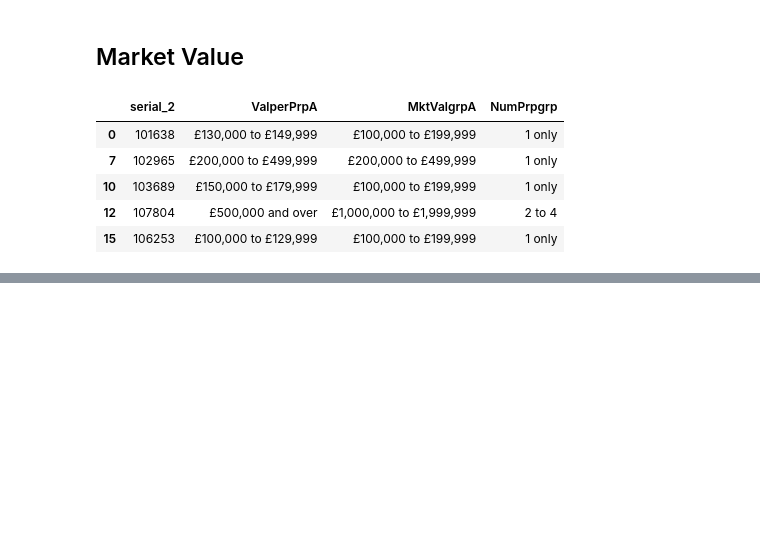
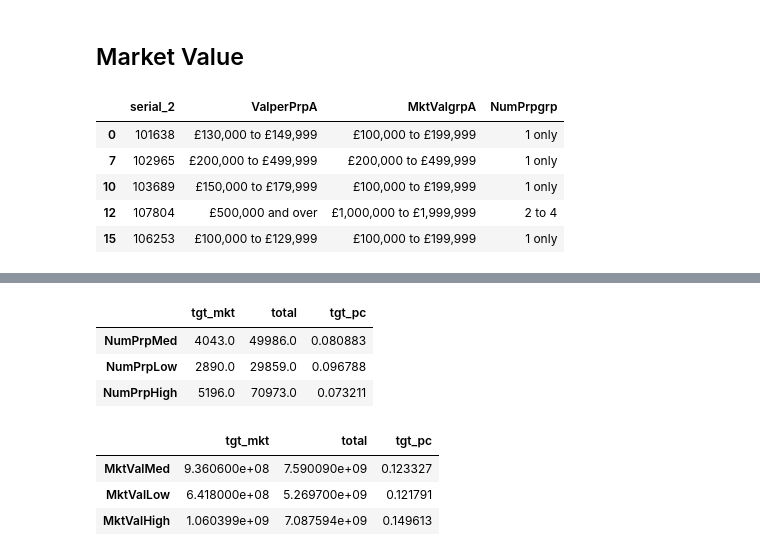
Before and after one commit to sam-hatley/landlord-data, a Jupyter notebook: exploration.ipynb, the cells around one changed output, grey strips where cells are left out. Saved outputs shown, nothing was run; the diff lists cells and outputs as text; code cells hidden in the pictures; blank space fills up the shorter version.

```diff
--- a/exploration.ipynb
+++ b/exploration.ipynb
@@ -459,0 +537,27 @@ for i in mkt_val["ValperPrpA"].unique():
+# %%
+df1 = mkt_val[['NumPrpMed', 'NumPrpLow', 'NumPrpHigh']].sum().to_frame()
+df2 = df[['NumPrpMed', 'NumPrpLow', 'NumPrpHigh']].sum().to_frame()
+
+prp_df = pd.DataFrame()
+prp_df["tgt_mkt"] = df1[0]
+prp_df["total"] = df2[0]
+prp_df["tgt_pc"] = prp_df["tgt_mkt"].divide(prp_df["total"])
+prp_df
+# %% [output]
+|  | tgt_mkt | total | tgt_pc |
+| NumPrpMed | 4043.0 | 49986.0 | 0.080883 |
+| NumPrpLow | 2890.0 | 29859.0 | 0.096788 |
+| NumPrpHigh | 5196.0 | 70973.0 | 0.073211 |
+# %%
+df1 = mkt_val[['MktValMed', 'MktValLow', 'MktValHigh']].sum().to_frame()
+df2 = df[['MktValMed', 'MktValLow', 'MktValHigh']].sum().to_frame()
+prp_df = pd.DataFrame()
+prp_df["tgt_mkt"] = df1[0]
+prp_df["total"] = df2[0]
+prp_df["tgt_pc"] = prp_df["tgt_mkt"].divide(prp_df["total"])
+prp_df
+# %% [output]
+|  | tgt_mkt | total | tgt_pc |
+| MktValMed | 9.360600e+08 | 7.590090e+09 | 0.123327 |
+| MktValLow | 6.418000e+08 | 5.269700e+09 | 0.121791 |
+| MktValHigh | 1.060399e+09 | 7.087594e+09 | 0.149613 |
```
Also changed, not shown: parts of 9 cells of this notebook.
